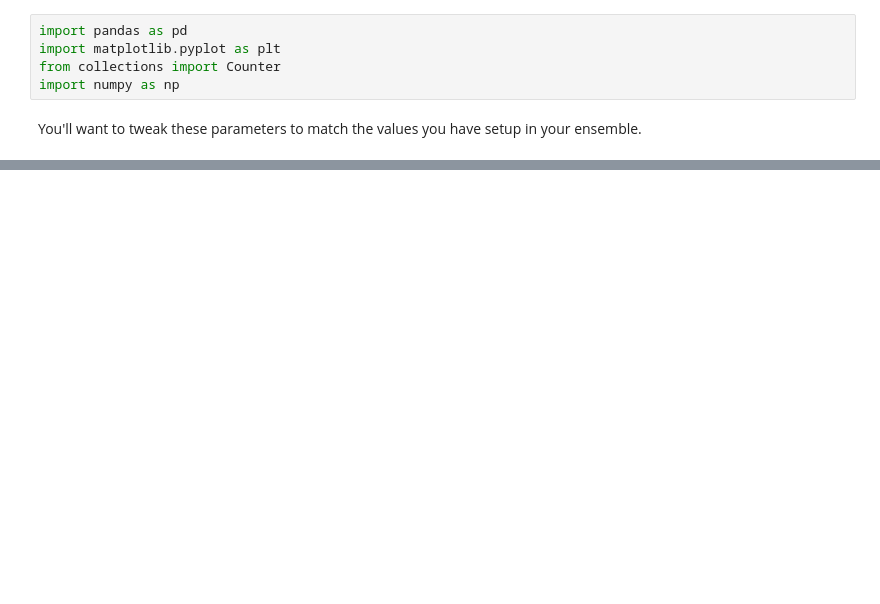
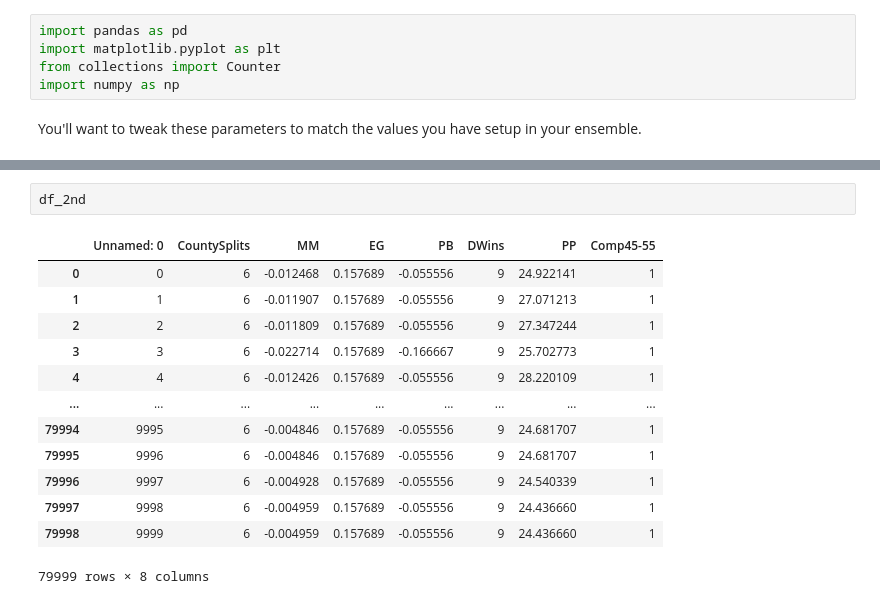
Before and after one commit to carolinaferrer338/STEMinists, a Jupyter notebook: Process_AL_Ensemble_Outputs.ipynb, the cells around one changed output, grey strips where cells are left out. Cells and saved outputs as stored; diff of their text form; blank space fills up the shorter version.

```diff
--- a/Process_AL_Ensemble_Outputs.ipynb
+++ b/Process_AL_Ensemble_Outputs.ipynb
@@ -35 +41,17 @@ df
+# %%
+df_2nd
+# %% [output]
+|  | Unnamed: 0 | CountySplits | MM | EG | PB | DWins | PP | Comp45-55 |
+| 0 | 0 | 6 | -0.012468 | 0.157689 | -0.055556 | 9 | 24.922141 | 1 |
+| 1 | 1 | 6 | -0.011907 | 0.157689 | -0.055556 | 9 | 27.071213 | 1 |
+| 2 | 2 | 6 | -0.011809 | 0.157689 | -0.055556 | 9 | 27.347244 | 1 |
+| 3 | 3 | 6 | -0.022714 | 0.157689 | -0.166667 | 9 | 25.702773 | 1 |
+| 4 | 4 | 6 | -0.012426 | 0.157689 | -0.055556 | 9 | 28.220109 | 1 |
+| ... | ... | ... | ... | ... | ... | ... | ... | ... |
+| 79994 | 9995 | 6 | -0.004846 | 0.157689 | -0.055556 | 9 | 24.681707 | 1 |
+| 79995 | 9996 | 6 | -0.004846 | 0.157689 | -0.055556 | 9 | 24.681707 | 1 |
+| 79996 | 9997 | 6 | -0.004928 | 0.157689 | -0.055556 | 9 | 24.540339 | 1 |
+| 79997 | 9998 | 6 | -0.004959 | 0.157689 | -0.055556 | 9 | 24.436660 | 1 |
+| 79998 | 9999 | 6 | -0.004959 | 0.157689 | -0.055556 | 9 | 24.436660 | 1 |
+79999 rows × 8 columns
 # %%
```
Also changed, not shown: parts of 6 cells of this notebook.
